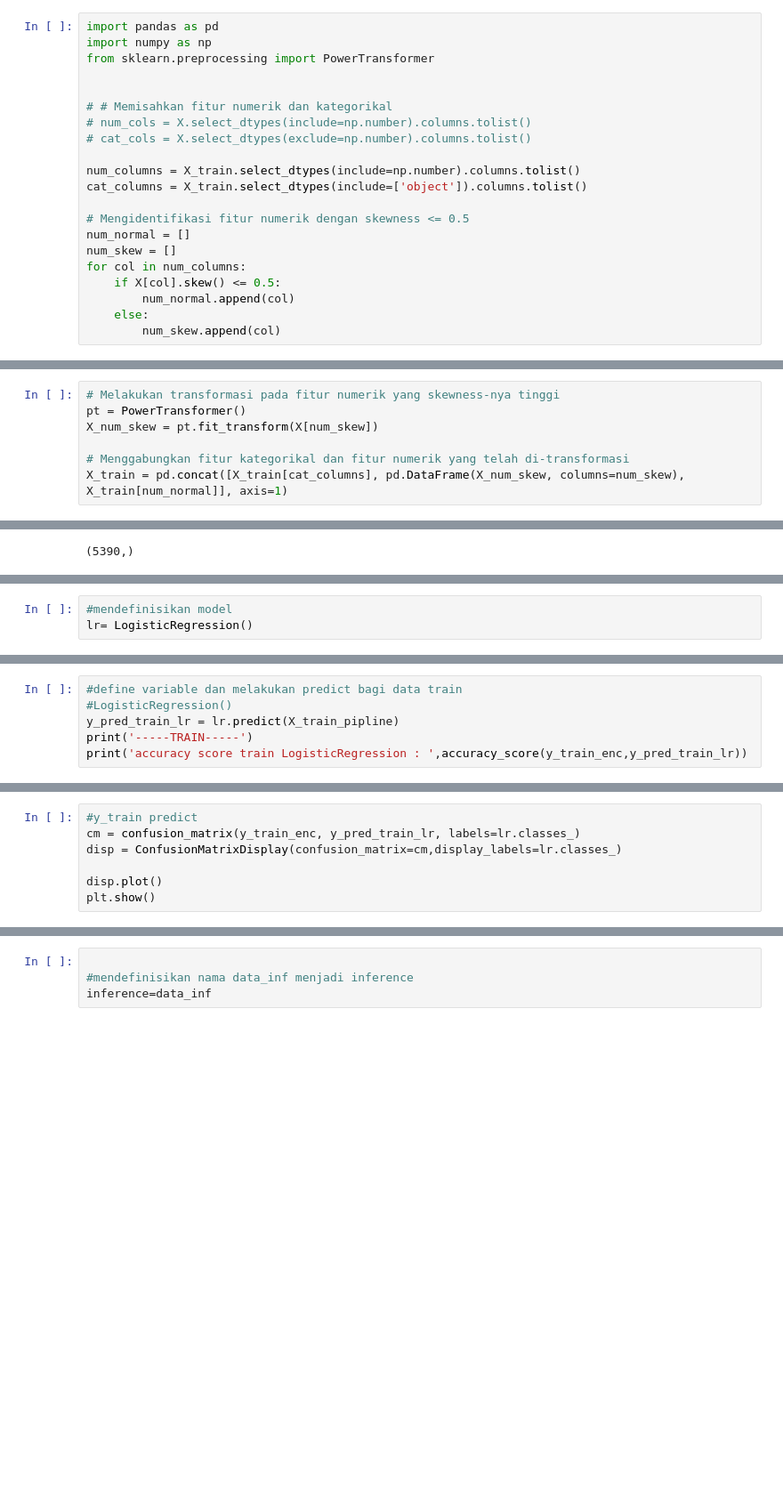
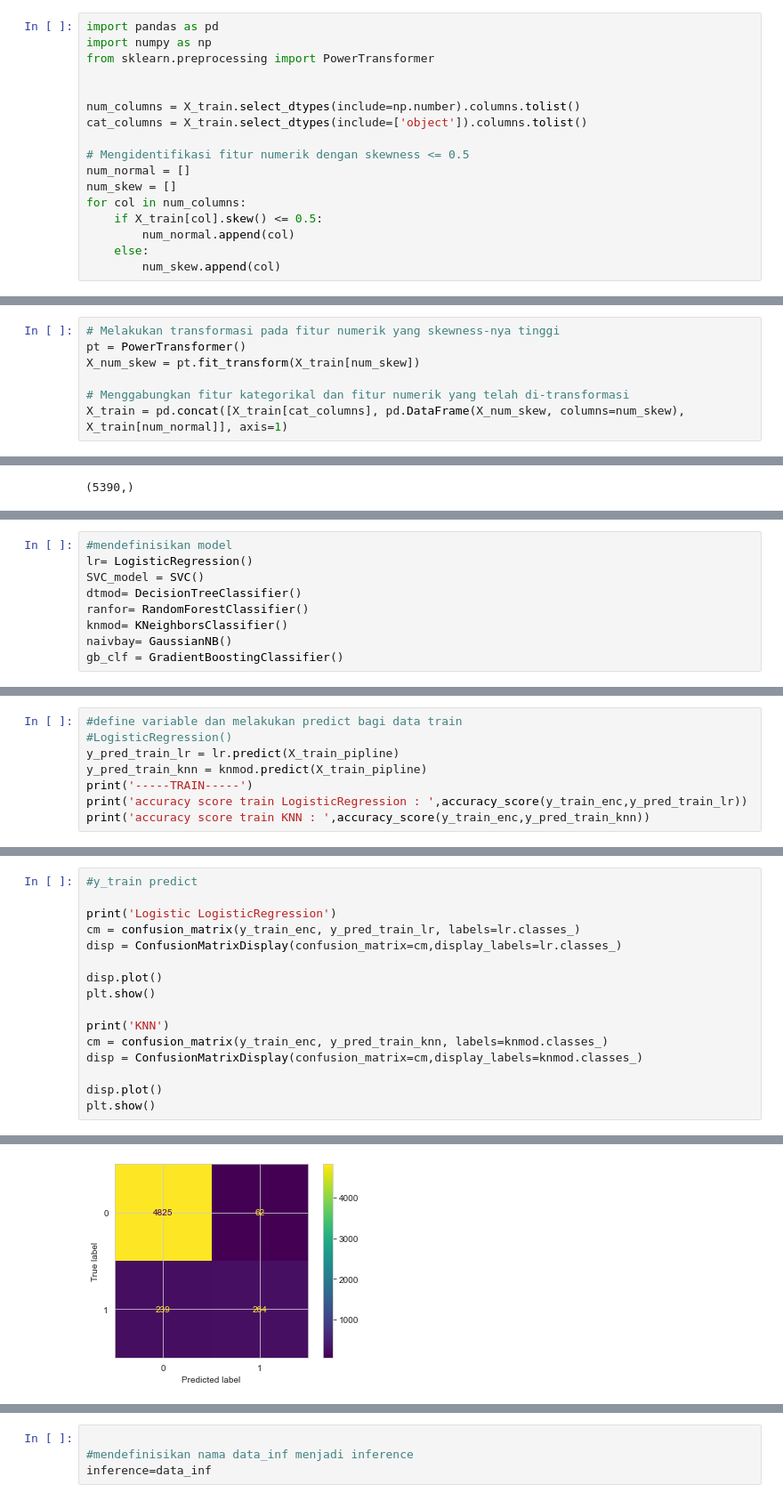
Before and after one commit to suma-bimantoro-andru/Machine-Learning, a Jupyter notebook: Healthcare Provider Fraud Detection/Medicare Provider Fraud Detection.ipynb, the cells around one changed output, grey strips where cells are left out. Shown at 89% size. Drawn from its saved outputs; the diff is of its cells as text; blank space fills up the shorter version.

```diff
--- a/Healthcare Provider Fraud Detection/Medicare Provider Fraud Detection.ipynb
+++ b/Healthcare Provider Fraud Detection/Medicare Provider Fraud Detection.ipynb
@@ -1571,10 +1574,6 @@ import pandas as pd
 import numpy as np
 from sklearn.preprocessing import PowerTransformer
 
-
-# # Memisahkan fitur numerik dan kategorikal
-# num_cols = X.select_dtypes(include=np.number).columns.tolist()
-# cat_cols = X.select_dtypes(exclude=np.number).columns.tolist()
 
 num_columns = X_train.select_dtypes(include=np.number).columns.tolist()
 cat_columns = X_train.select_dtypes(include=['object']).columns.tolist()
@@ -1583,7 +1582,7 @@ cat_columns = X_train.select_dtypes(include=['object']).columns.tolist()
 num_normal = []
 num_skew = []
 for col in num_columns:
-    if X[col].skew() <= 0.5:
+    if X_train[col].skew() <= 0.5:
         num_normal.append(col)
     else:
         num_skew.append(col)
@@ -1590,7 +1591,7 @@ for col in num_columns:
 # %%
 # Melakukan transformasi pada fitur numerik yang skewness-nya tinggi
 pt = PowerTransformer()
-X_num_skew = pt.fit_transform(X[num_skew])
+X_num_skew = pt.fit_transform(X_train[num_skew])
 
 # Menggabungkan fitur kategorikal dan fitur numerik yang telah di-transformasi
 X_train = pd.concat([X_train[cat_columns], pd.DataFrame(X_num_skew, columns=num_skew), X_train[num_normal]], axis=1)
@@ -1684,4 +1671,10 @@ Gradient Boosting
 # %%
 #mendefinisikan model
 lr= LogisticRegression()
+SVC_model = SVC()
+dtmod= DecisionTreeClassifier()
+ranfor= RandomForestClassifier()
+knmod= KNeighborsClassifier()
+naivbay= GaussianNB()
+gb_clf = GradientBoostingClassifier()
 # %% [markdown]
@@ -1754,7 +1828,9 @@ scoreslr.std()
 #define variable dan melakukan predict bagi data train
 #LogisticRegression()
 y_pred_train_lr = lr.predict(X_train_pipline)
+y_pred_train_knn = knmod.predict(X_train_pipline)
 print('-----TRAIN-----')
 print('accuracy score train LogisticRegression : ',accuracy_score(y_train_enc,y_pred_train_lr))
+print('accuracy score train KNN : ',accuracy_score(y_train_enc,y_pred_train_knn))
 # %% [output]
 -----TRAIN-----
@@ -1762,8 +1841,17 @@ accuracy score train LogisticRegression :  0.9346938775510204
 # %%
 #y_train predict
+
+print('Logistic LogisticRegression')
 cm = confusion_matrix(y_train_enc, y_pred_train_lr, labels=lr.classes_)
 disp = ConfusionMatrixDisplay(confusion_matrix=cm,display_labels=lr.classes_)
 
 disp.plot()
 plt.show()
+
+print('KNN')
+cm = confusion_matrix(y_train_enc, y_pred_train_knn, labels=knmod.classes_)
+disp = ConfusionMatrixDisplay(confusion_matrix=cm,display_labels=knmod.classes_)
+
+disp.plot()
+plt.show()
 # %% [output]
@@ -1770,0 +1861 @@ plt.show()
+[figure, added]
```
Also changed, not shown: parts of 70 cells of this notebook, 2 other files.
